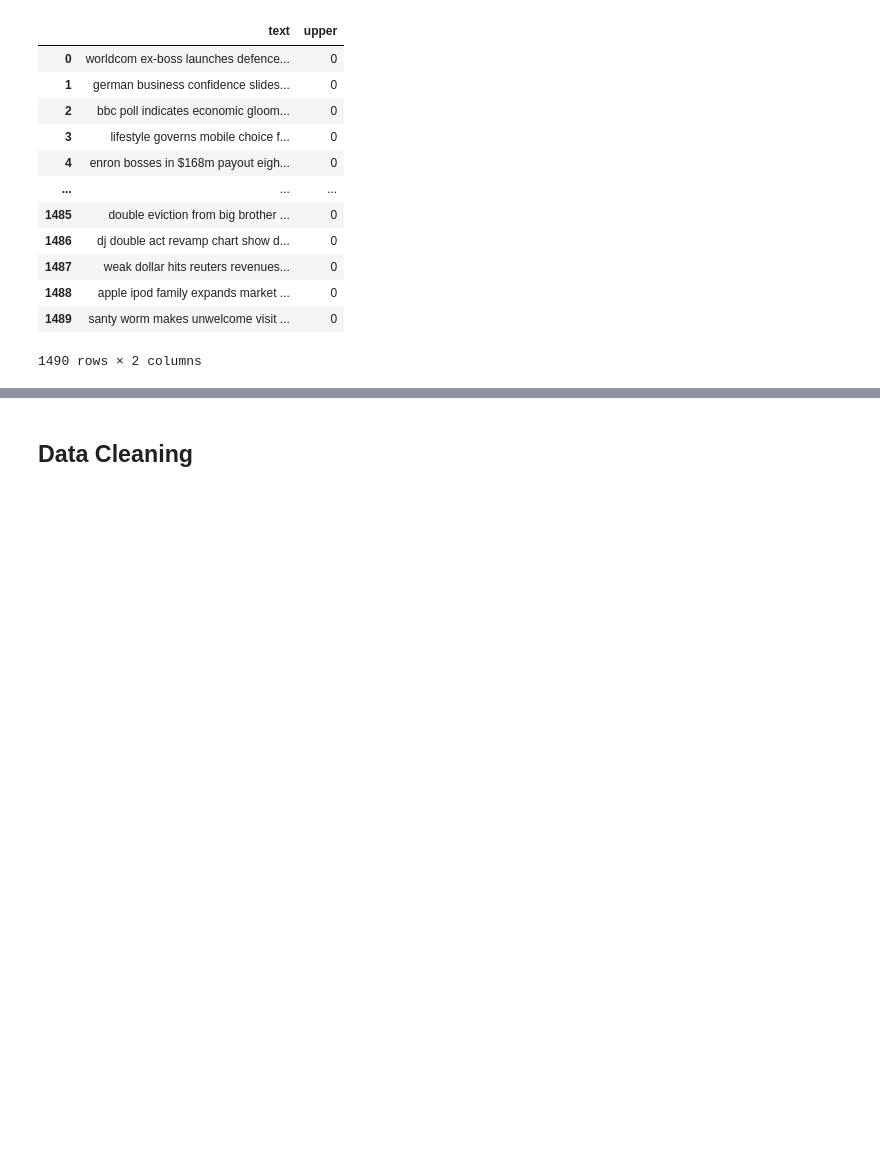
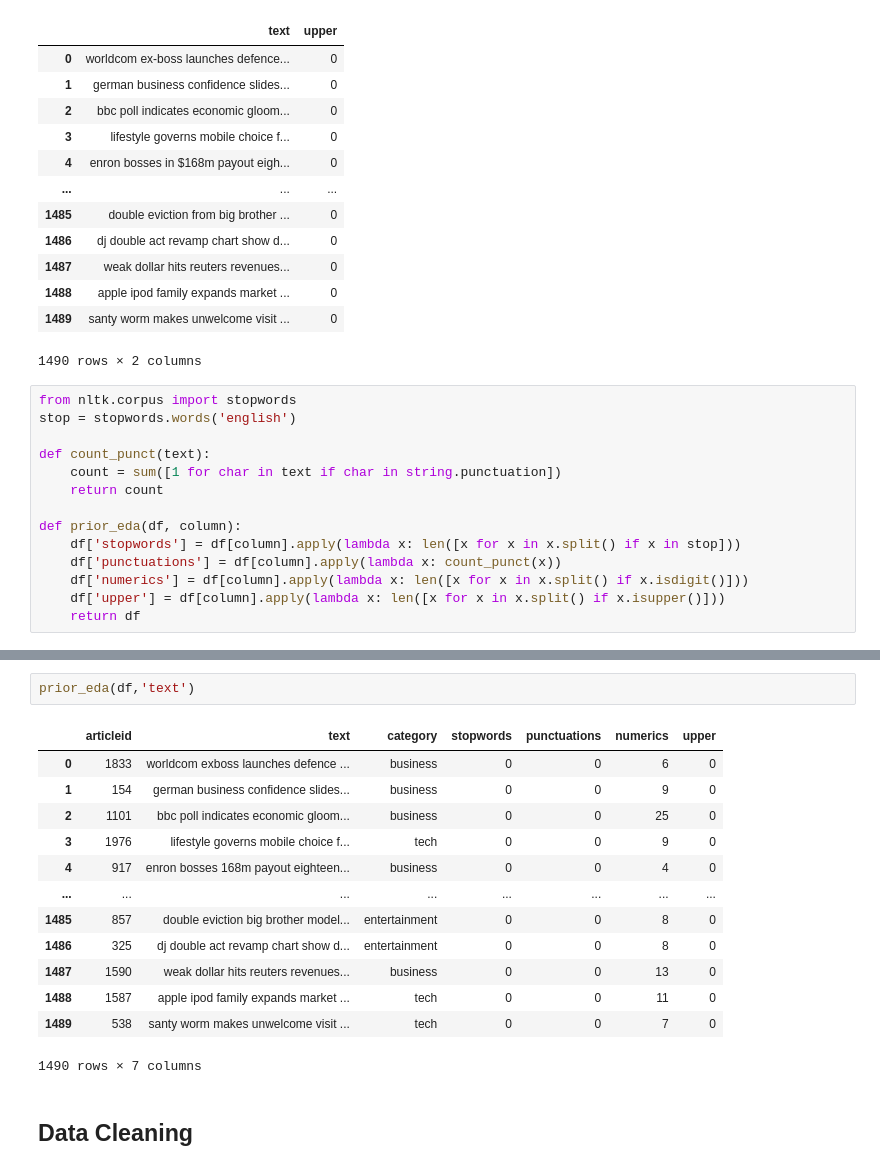
Before and after one commit to VinodKumarJodu/news-article-classification, a Jupyter notebook: notebooks/news_articles_classification.ipynb, the cells around one changed output, grey strips where cells are left out. Saved outputs shown, nothing was run; the diff lists cells and outputs as text; blank space fills up the shorter version.

```diff
--- a/notebooks/news_articles_classification.ipynb
+++ b/notebooks/news_articles_classification.ipynb
@@ -156,3 +156,17 @@ df[['text', 'upper']]
 | 1488 | apple ipod family expands market ... | 0 |
 | 1489 | santy worm makes unwelcome visit ... | 0 |
 1490 rows × 2 columns
+# %%
+from nltk.corpus import stopwords
+stop = stopwords.words('english')
+
+def count_punct(text):
+    count = sum([1 for char in text if char in string.punctuation])
+    return count
+
+def prior_eda(df, column):
+    df['stopwords'] = df[column].apply(lambda x: len([x for x in x.split() if x in stop]))
+    df['punctuations'] = df[column].apply(lambda x: count_punct(x))
+    df['numerics'] = df[column].apply(lambda x: len([x for x in x.split() if x.isdigit()]))
+    df['upper'] = df[column].apply(lambda x: len([x for x in x.split() if x.isupper()]))
+    return df
@@ -159,3 +232,19 @@ df[['text', 'upper']]
+# %%
+prior_eda(df,'text')
+# %% [output]
+|  | articleid | text | category | stopwords | punctuations | numerics | upper |
+| 0 | 1833 | worldcom exboss launches defence ... | business | 0 | 0 | 6 | 0 |
+| 1 | 154 | german business confidence slides... | business | 0 | 0 | 9 | 0 |
+| 2 | 1101 | bbc poll indicates economic gloom... | business | 0 | 0 | 25 | 0 |
+| 3 | 1976 | lifestyle governs mobile choice f... | tech | 0 | 0 | 9 | 0 |
+| 4 | 917 | enron bosses 168m payout eighteen... | business | 0 | 0 | 4 | 0 |
+| ... | ... | ... | ... | ... | ... | ... | ... |
+| 1485 | 857 | double eviction big brother model... | entertainment | 0 | 0 | 8 | 0 |
+| 1486 | 325 | dj double act revamp chart show d... | entertainment | 0 | 0 | 8 | 0 |
+| 1487 | 1590 | weak dollar hits reuters revenues... | business | 0 | 0 | 13 | 0 |
+| 1488 | 1587 | apple ipod family expands market ... | tech | 0 | 0 | 11 | 0 |
+| 1489 | 538 | santy worm makes unwelcome visit ... | tech | 0 | 0 | 7 | 0 |
+1490 rows × 7 columns
 # %% [markdown]
 ## Data Cleaning
 # %% [markdown]
```
Also changed, not shown: parts of 8 cells of this notebook.
